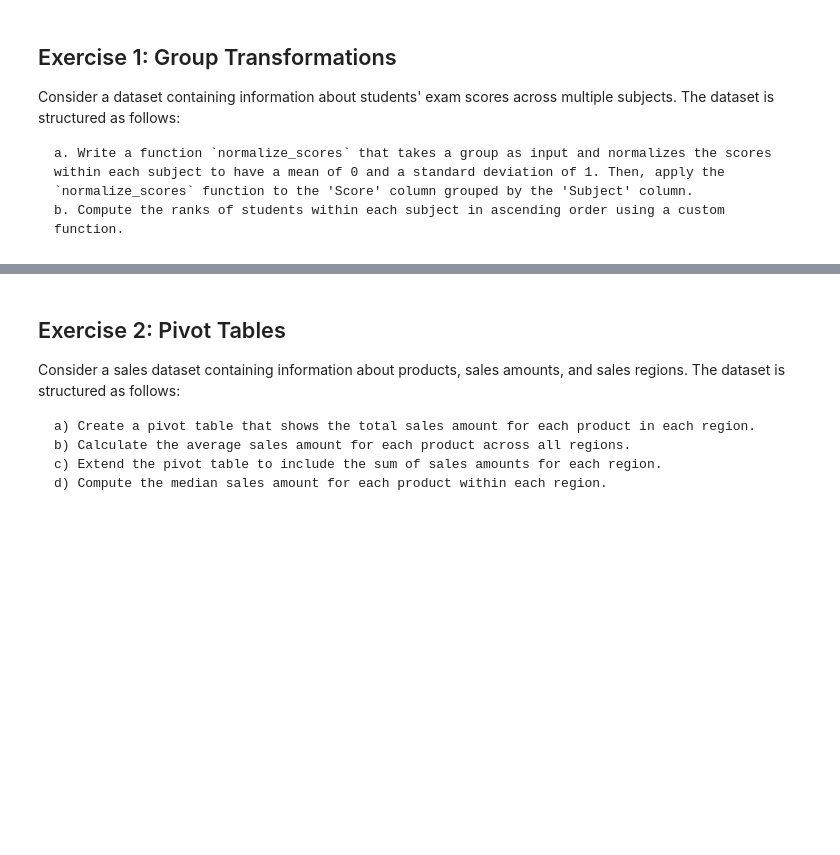
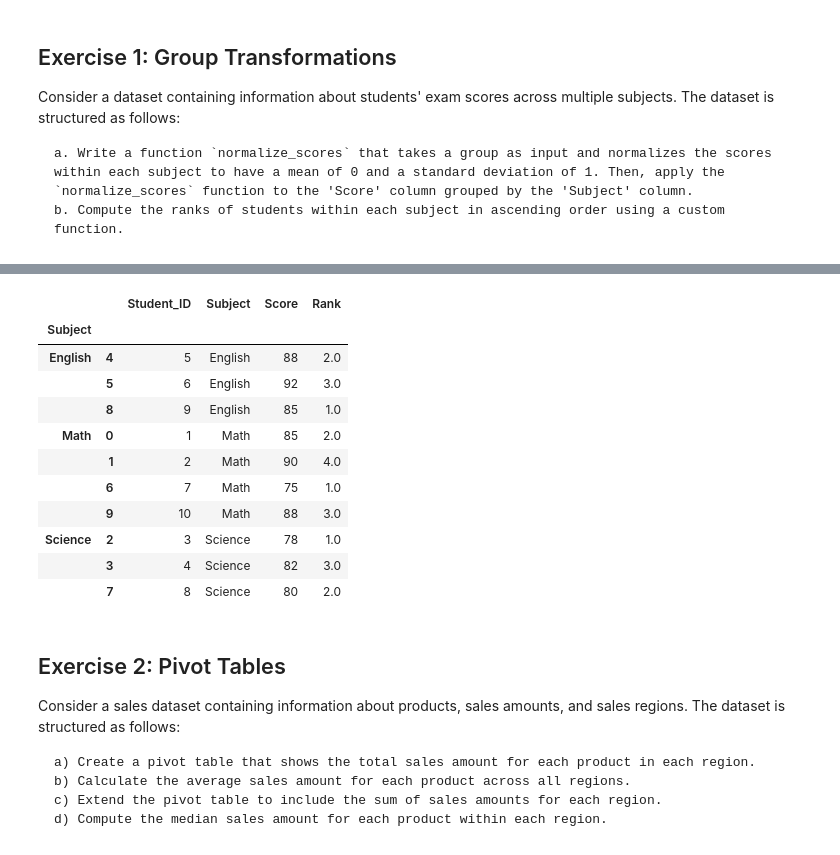
Before and after one commit to ninapeak10/Intro-to-Data-Science, a Jupyter notebook: HW/HW5.ipynb, the cells around one changed output, grey strips where cells are left out. Cells and saved outputs as stored; diff of their text form; code cells hidden in the pictures; blank space fills up the shorter version.

```diff
--- a/HW/HW5.ipynb
+++ b/HW/HW5.ipynb
@@ -37,3 +72,23 @@ df
+# %%
+#b. Compute the ranks of students within each subject in ascending order using a custom function.
+def compute_ranks(group):
+    group['Rank'] = group['Score'].rank(method='min', ascending=True)
+    return group
+
+df.groupby('Subject').apply(compute_ranks)
+# %% [output]
+|  |  | Student_ID | Subject | Score | Rank |
+| Subject |  |  |  |  |  |
+| English | 4 | 5 | English | 88 | 2.0 |
+|  | 5 | 6 | English | 92 | 3.0 |
+|  | 8 | 9 | English | 85 | 1.0 |
+| Math | 0 | 1 | Math | 85 | 2.0 |
+|  | 1 | 2 | Math | 90 | 4.0 |
+|  | 6 | 7 | Math | 75 | 1.0 |
+|  | 9 | 10 | Math | 88 | 3.0 |
+| Science | 2 | 3 | Science | 78 | 1.0 |
+|  | 3 | 4 | Science | 82 | 3.0 |
+|  | 7 | 8 | Science | 80 | 2.0 |
 # %% [markdown]
 ## Exercise 2: Pivot Tables
 Consider a sales dataset containing information about products, sales amounts, and sales regions. The dataset is structured as follows:
```
Also changed, not shown: parts of 37 cells of this notebook, 1 other file.
